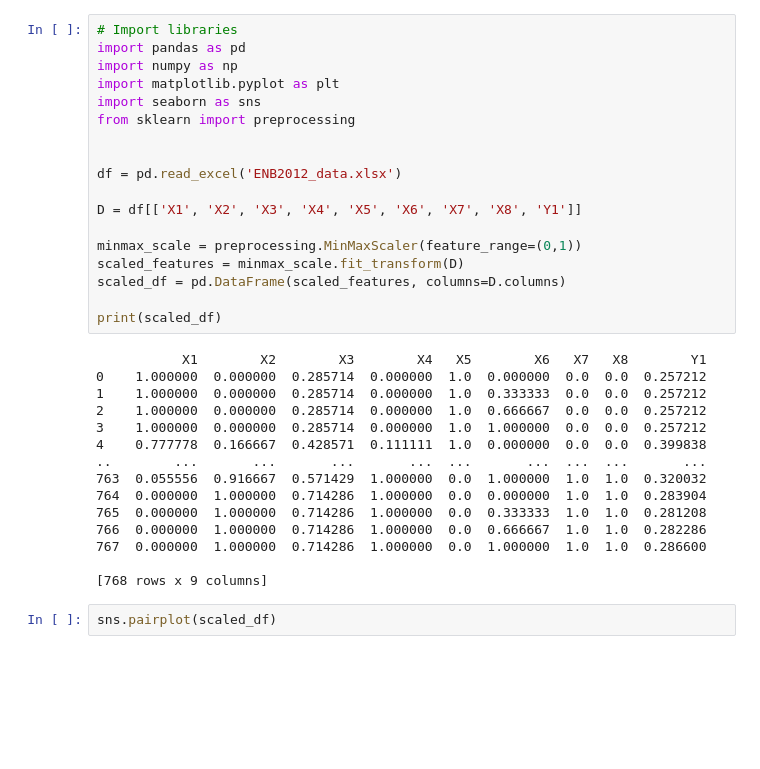
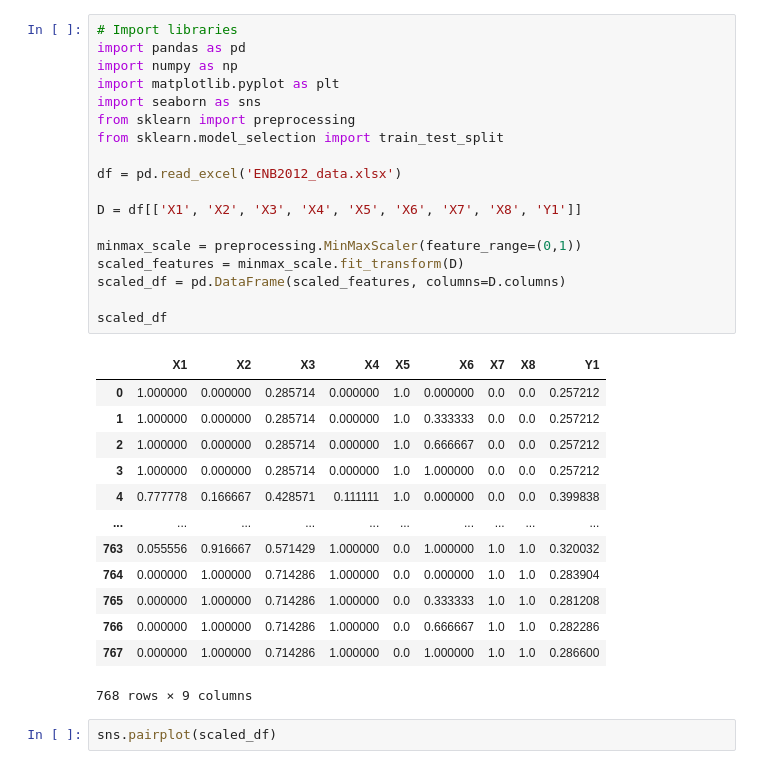
Before and after one commit to maedeh-mrd5/Energy-Efficiency, a Jupyter notebook: feaures.ipynb, the cells around one changed output. Saved outputs shown, nothing was run; the diff lists cells and outputs as text; blank space fills up the shorter version.

```diff
--- a/feaures.ipynb
+++ b/feaures.ipynb
@@ -1,36 +1,35 @@
 # %%
 # Import libraries
 import pandas as pd
 import numpy as np
 import matplotlib.pyplot as plt
 import seaborn as sns
 from sklearn import preprocessing
-
+from sklearn.model_selection import train_test_split
 
 df = pd.read_excel('ENB2012_data.xlsx')
 
 D = df[['X1', 'X2', 'X3', 'X4', 'X5', 'X6', 'X7', 'X8', 'Y1']]
 
 minmax_scale = preprocessing.MinMaxScaler(feature_range=(0,1))
 scaled_features = minmax_scale.fit_transform(D)
 scaled_df = pd.DataFrame(scaled_features, columns=D.columns)
 
-print(scaled_df)
+scaled_df
 # %% [output]
+|  | X1 | X2 | X3 | X4 | X5 | X6 | X7 | X8 | Y1 |
+| 0 | 1.000000 | 0.000000 | 0.285714 | 0.000000 | 1.0 | 0.000000 | 0.0 | 0.0 | 0.257212 |
+| 1 | 1.000000 | 0.000000 | 0.285714 | 0.000000 | 1.0 | 0.333333 | 0.0 | 0.0 | 0.257212 |
+| 2 | 1.000000 | 0.000000 | 0.285714 | 0.000000 | 1.0 | 0.666667 | 0.0 | 0.0 | 0.257212 |
+| 3 | 1.000000 | 0.000000 | 0.285714 | 0.000000 | 1.0 | 1.000000 | 0.0 | 0.0 | 0.257212 |
+| 4 | 0.777778 | 0.166667 | 0.428571 | 0.111111 | 1.0 | 0.000000 | 0.0 | 0.0 | 0.399838 |
+| ... | ... | ... | ... | ... | ... | ... | ... | ... | ... |
+| 763 | 0.055556 | 0.916667 | 0.571429 | 1.000000 | 0.0 | 1.000000 | 1.0 | 1.0 | 0.320032 |
+| 764 | 0.000000 | 1.000000 | 0.714286 | 1.000000 | 0.0 | 0.000000 | 1.0 | 1.0 | 0.283904 |
+| 765 | 0.000000 | 1.000000 | 0.714286 | 1.000000 | 0.0 | 0.333333 | 1.0 | 1.0 | 0.281208 |
+| 766 | 0.000000 | 1.000000 | 0.714286 | 1.000000 | 0.0 | 0.666667 | 1.0 | 1.0 | 0.282286 |
+| 767 | 0.000000 | 1.000000 | 0.714286 | 1.000000 | 0.0 | 1.000000 | 1.0 | 1.0 | 0.286600 |
-           X1        X2        X3        X4   X5        X6   X7   X8        Y1
-0    1.000000  0.000000  0.285714  0.000000  1.0  0.000000  0.0  0.0  0.257212
-1    1.000000  0.000000  0.285714  0.000000  1.0  0.333333  0.0  0.0  0.257212
-2    1.000000  0.000000  0.285714  0.000000  1.0  0.666667  0.0  0.0  0.257212
-3    1.000000  0.000000  0.285714  0.000000  1.0  1.000000  0.0  0.0  0.257212
-4    0.777778  0.166667  0.428571  0.111111  1.0  0.000000  0.0  0.0  0.399838
-..        ...       ...       ...       ...  ...       ...  ...  ...       ...
-763  0.055556  0.916667  0.571429  1.000000  0.0  1.000000  1.0  1.0  0.320032
-764  0.000000  1.000000  0.714286  1.000000  0.0  0.000000  1.0  1.0  0.283904
-765  0.000000  1.000000  0.714286  1.000000  0.0  0.333333  1.0  1.0  0.281208
-766  0.000000  1.000000  0.714286  1.000000  0.0  0.666667  1.0  1.0  0.282286
-767  0.000000  1.000000  0.714286  1.000000  0.0  1.000000  1.0  1.0  0.286600
-
-[768 rows x 9 columns]
+768 rows × 9 columns
 # %%
 sns.pairplot(scaled_df)
 # %% [output]
```
Also changed, not shown: parts of 5 cells of this notebook.
